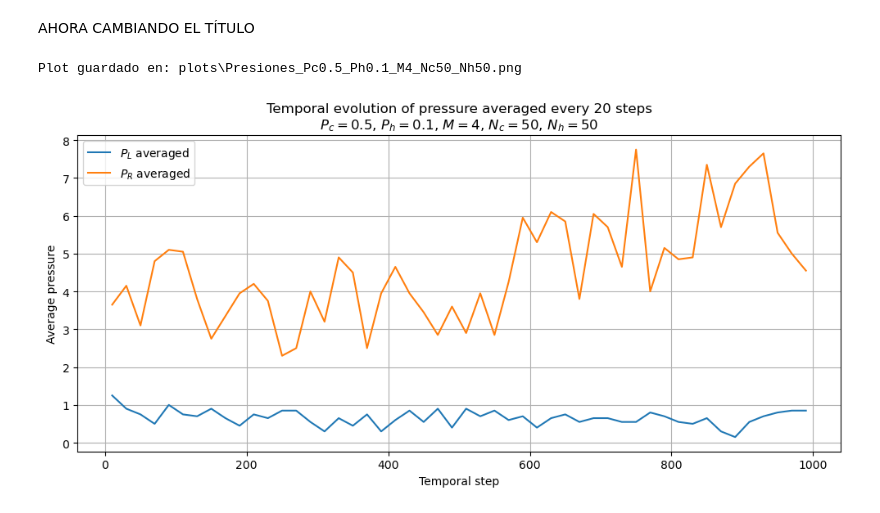
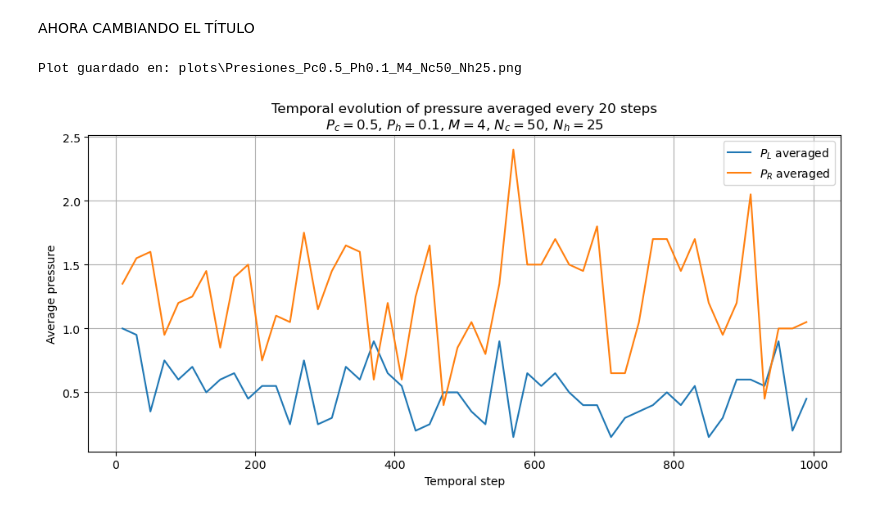
Before and after one commit to DiegoConol/Trabajo-Complejos, a Jupyter notebook: Teresa/mejorpresion/cuaderno.ipynb, the cells around one changed output. Cells and saved outputs as stored; diff of their text form; code cells hidden in the pictures.

```diff
--- a/Teresa/mejorpresion/cuaderno.ipynb
+++ b/Teresa/mejorpresion/cuaderno.ipynb
@@ -640,8 +640,8 @@ X = 20   # Número de pasos temporales que quieres promediar
 Pc = 0.5
 Ph = 0.1
 M = 4
-Nc = 80
-Nh = 80
+Nc = 50
+Nh = 25
 
 guardar_plot = True
 carpeta_salida = "plots"
@@ -701,32 +701,32 @@ plt.figure(figsize=(10, 5))
 plt.plot(pasos_prom, presion_1_prom, label=r"$P_L$ averaged")
 plt.plot(pasos_prom, presion_2_prom, label=r"$P_R$ averaged")
 
 plt.xlabel("Temporal step")
 plt.ylabel("Average pressure")
 
 titulo = (
     rf"Temporal evolution of pressure averaged every {X} steps"
     "\n"
     rf"$P_c={Pc}$, $P_h={Ph}$, $M={M}$, $N_c={Nc}$, $N_h={Nh}$"
 )
 
 plt.title(titulo)
 
 plt.legend()
 plt.grid(True)
 plt.tight_layout()
 
 
 # =========================================================
 # GUARDAR
 # =========================================================
 
 if guardar_plot:
     os.makedirs(carpeta_salida, exist_ok=True)
     plt.savefig(ruta_plot, dpi=300, bbox_inches="tight")
     print("Plot guardado en:", ruta_plot)
 
 plt.show()
 # %% [output]
-Plot guardado en: plots\Presiones_Pc0.5_Ph0.1_M4_Nc50_Nh50.png
+Plot guardado en: plots\Presiones_Pc0.5_Ph0.1_M4_Nc50_Nh25.png
-[figure, old version]
+[figure, new version]
```
Also changed, not shown: 1 other file.
